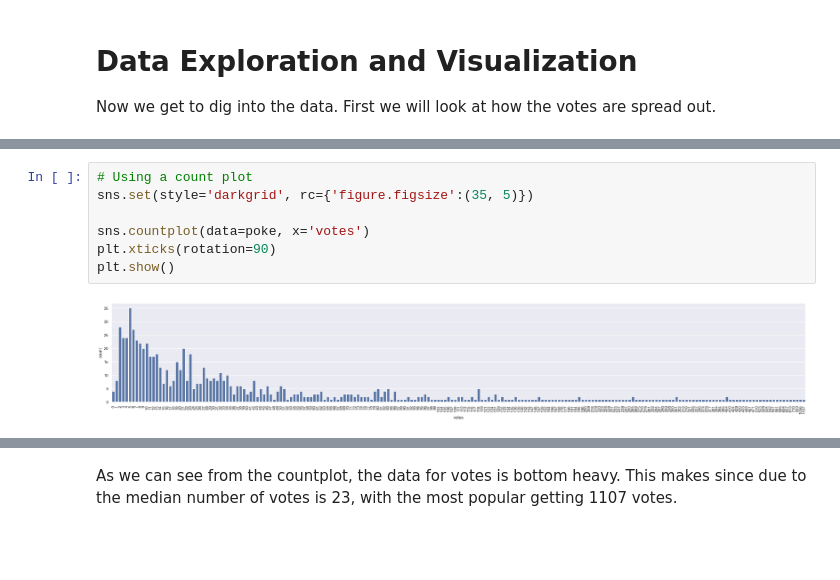
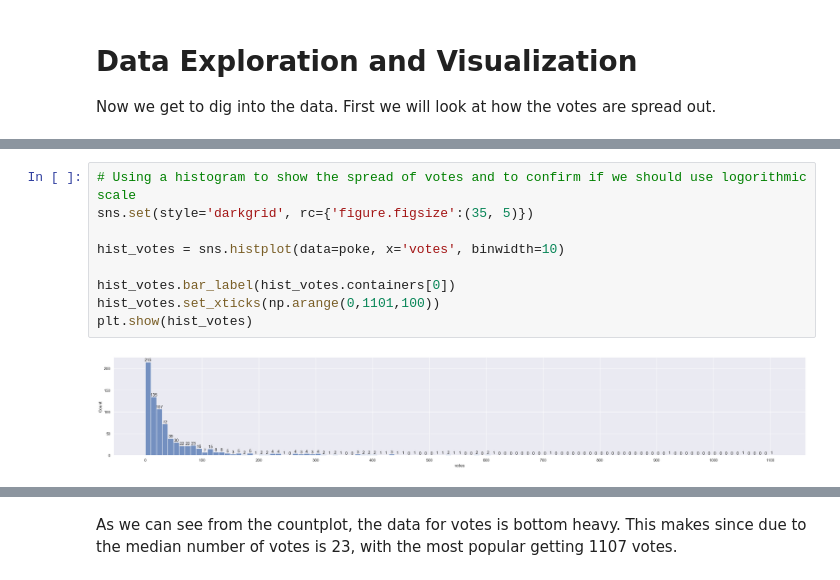
Before and after one commit to LeeMerrow/Pokemon-Popularity, a Jupyter notebook: Pokemon.ipynb, the cells around one changed output, grey strips where cells are left out. Saved outputs shown, nothing was run; the diff lists cells and outputs as text; blank space fills up the shorter version.

Commit message:
added more visualization

```diff
--- a/Pokemon.ipynb
+++ b/Pokemon.ipynb
@@ -313,9 +337,11 @@ poke['votes'].median()
 # %%
-# Using a count plot
+# Using a histogram to show the spread of votes and to confirm if we should use logorithmic scale
 sns.set(style='darkgrid', rc={'figure.figsize':(35, 5)})
 
-sns.countplot(data=poke, x='votes')
-plt.xticks(rotation=90)
-plt.show()
+hist_votes = sns.histplot(data=poke, x='votes', binwidth=10)
+
+hist_votes.bar_label(hist_votes.containers[0])
+hist_votes.set_xticks(np.arange(0,1101,100))
+plt.show(hist_votes)
 # %% [output]
-[figure, old version]
+[figure, new version]
```
Also changed, not shown: parts of 17 cells of this notebook.
